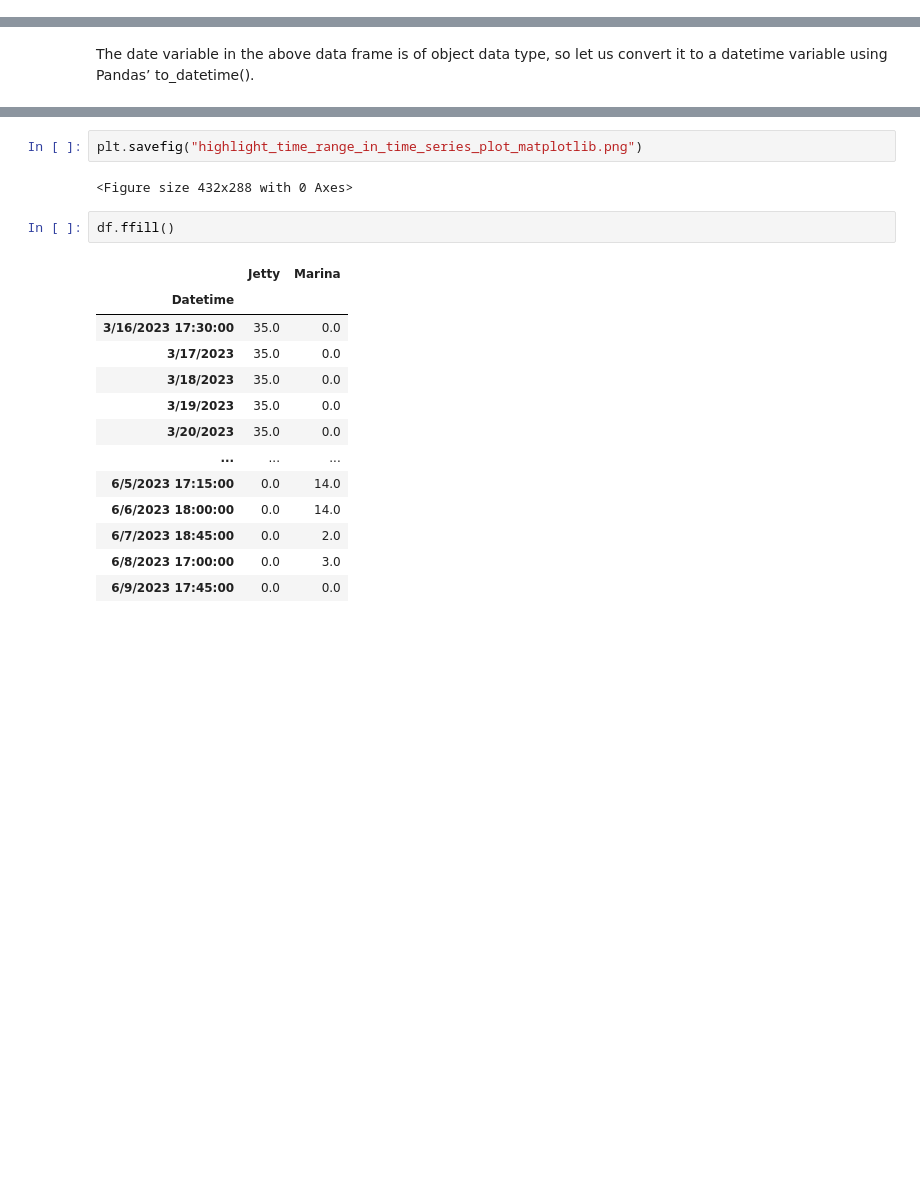
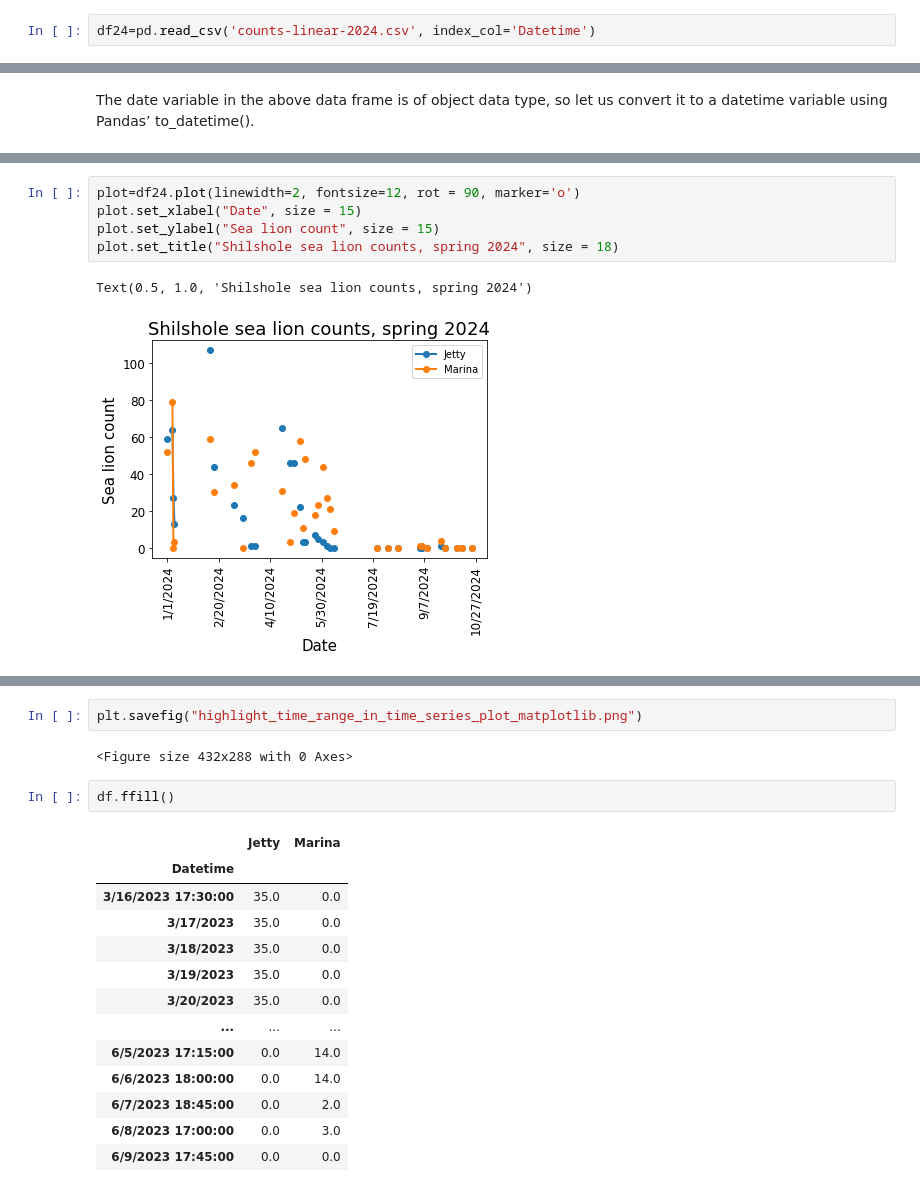
Before and after one commit to scottveirs/casl-notebook, a Jupyter notebook: shilshole-analysis-report.ipynb, the cells around one changed output, grey strips where cells are left out. Drawn from its saved outputs; the diff is of its cells as text; blank space fills up the shorter version.

```diff
--- a/shilshole-analysis-report.ipynb
+++ b/shilshole-analysis-report.ipynb
@@ -73,3 +96,5 @@ df=pd.read_csv('/Users/scott/code/python/counts-linear.csv', index_col='Datetime
+# %%
+df24=pd.read_csv('counts-linear-2024.csv', index_col='Datetime')
 # %%
 print(df.describe())
 # %% [output]
@@ -118 +149,9 @@ Text(0.5, 1.0, 'Shilshole sea lion counts, spring 2023')
+# %%
+plot=df24.plot(linewidth=2, fontsize=12, rot = 90, marker='o')
+plot.set_xlabel("Date", size = 15)
+plot.set_ylabel("Sea lion count", size = 15)
+plot.set_title("Shilshole sea lion counts, spring 2024", size = 18)
+# %% [output]
+Text(0.5, 1.0, 'Shilshole sea lion counts, spring 2024')
+[figure, added]
 # %%
```
Also changed, not shown: parts of 11 cells of this notebook, 8 other files.
